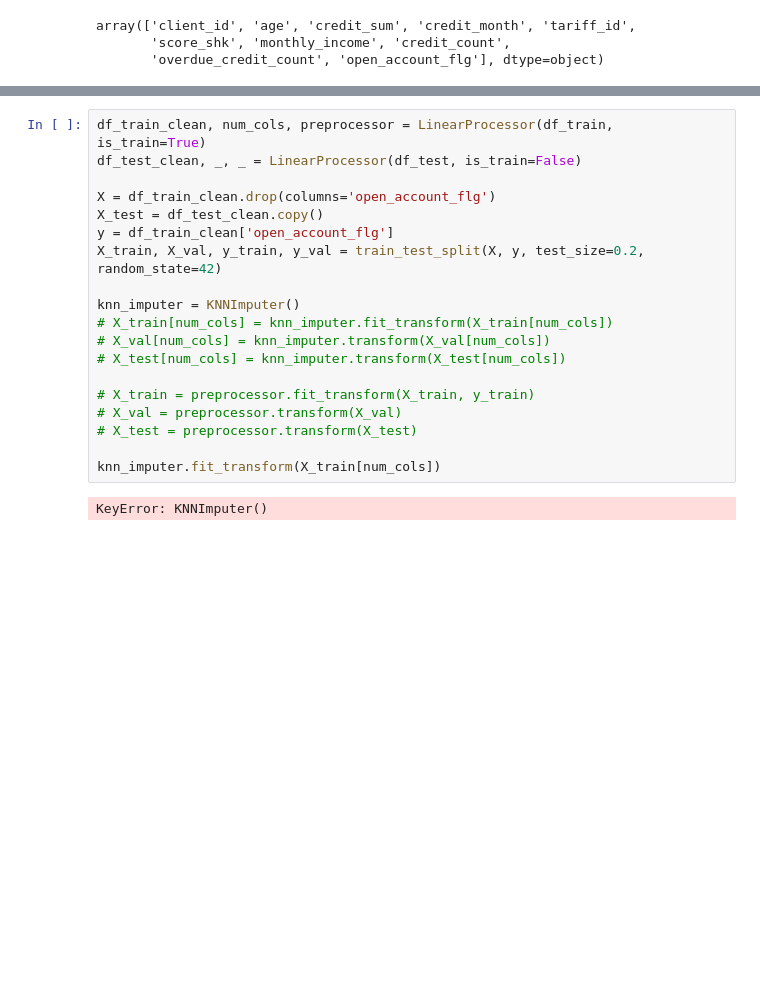
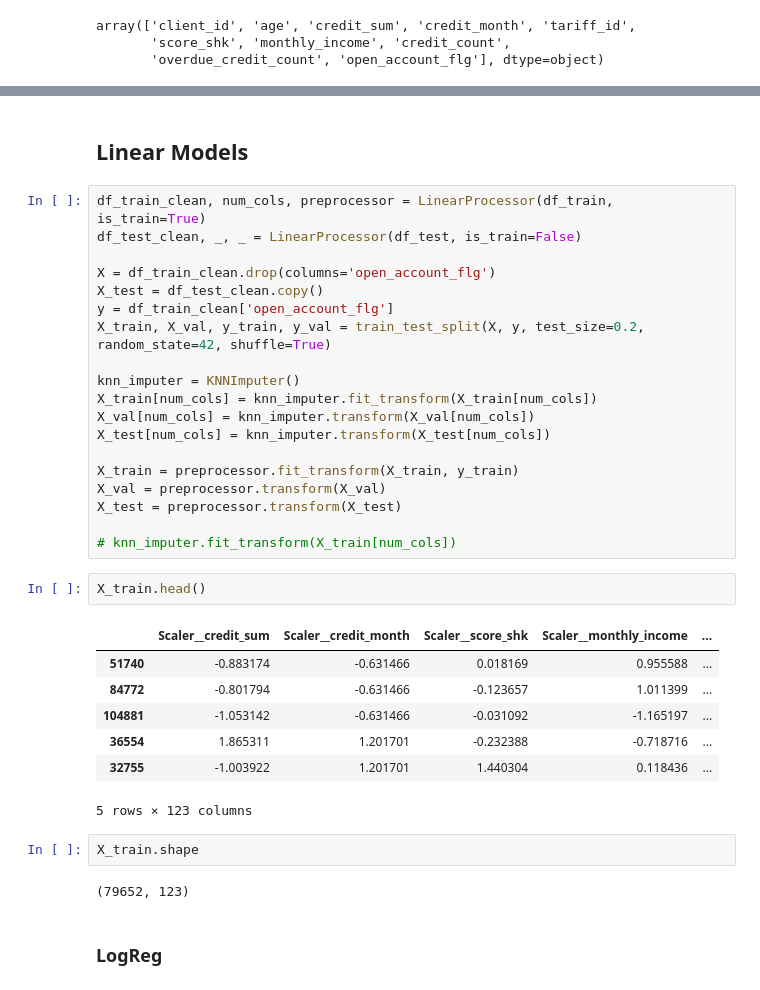
Before and after one commit to VladG00dmanPersonal/ARSO_AI_practise, a Jupyter notebook: Sirius/ML/bank/ main.ipynb, the cells around one changed output, grey strips where cells are left out. Cells and saved outputs as stored; diff of their text form; blank space fills up the shorter version.

```diff
--- a/Sirius/ML/bank/ main.ipynb
+++ b/Sirius/ML/bank/ main.ipynb
@@ -856,3 +956,5 @@ def LinearProcessor(df: pd.DataFrame, is_train=True) -> tuple[pd.DataFrame, Colu
+# %% [markdown]
+## Linear Models
 # %%
 df_train_clean, num_cols, preprocessor = LinearProcessor(df_train, is_train=True)
 df_test_clean, _, _ = LinearProcessor(df_test, is_train=False)
@@ -860,18 +962,32 @@ df_test_clean, _, _ = LinearProcessor(df_test, is_train=False)
 X = df_train_clean.drop(columns='open_account_flg')
 X_test = df_test_clean.copy()
 y = df_train_clean['open_account_flg']
-X_train, X_val, y_train, y_val = train_test_split(X, y, test_size=0.2, random_state=42)
+X_train, X_val, y_train, y_val = train_test_split(X, y, test_size=0.2, random_state=42, shuffle=True)
 
 knn_imputer = KNNImputer()
-# X_train[num_cols] = knn_imputer.fit_transform(X_train[num_cols])
-# X_val[num_cols] = knn_imputer.transform(X_val[num_cols])
-# X_test[num_cols] = knn_imputer.transform(X_test[num_cols])
+X_train[num_cols] = knn_imputer.fit_transform(X_train[num_cols])
+X_val[num_cols] = knn_imputer.transform(X_val[num_cols])
+X_test[num_cols] = knn_imputer.transform(X_test[num_cols])
 
-# X_train = preprocessor.fit_transform(X_train, y_train)
-# X_val = preprocessor.transform(X_val)
-# X_test = preprocessor.transform(X_test)
+X_train = preprocessor.fit_transform(X_train, y_train)
+X_val = preprocessor.transform(X_val)
+X_test = preprocessor.transform(X_test)
 
-knn_imputer.fit_transform(X_train[num_cols])
+# knn_imputer.fit_transform(X_train[num_cols])
-# %% [output]
-KeyError: KNNImputer()
+# %%
+X_train.head()
+# %% [output]
+|  | Scaler__credit_sum | Scaler__credit_month | Scaler__score_shk | Scaler__monthly_income | ... |
+| 51740 | -0.883174 | -0.631466 | 0.018169 | 0.955588 | ... |
+| 84772 | -0.801794 | -0.631466 | -0.123657 | 1.011399 | ... |
+| 104881 | -1.053142 | -0.631466 | -0.031092 | -1.165197 | ... |
+| 36554 | 1.865311 | 1.201701 | -0.232388 | -0.718716 | ... |
+| 32755 | -1.003922 | 1.201701 | 1.440304 | 0.118436 | ... |
+5 rows × 123 columns
+# %%
+X_train.shape
+# %% [output]
+(79652, 123)
+# %% [markdown]
+### LogReg
 # %%
```
Also changed, not shown: parts of 8 cells of this notebook.
